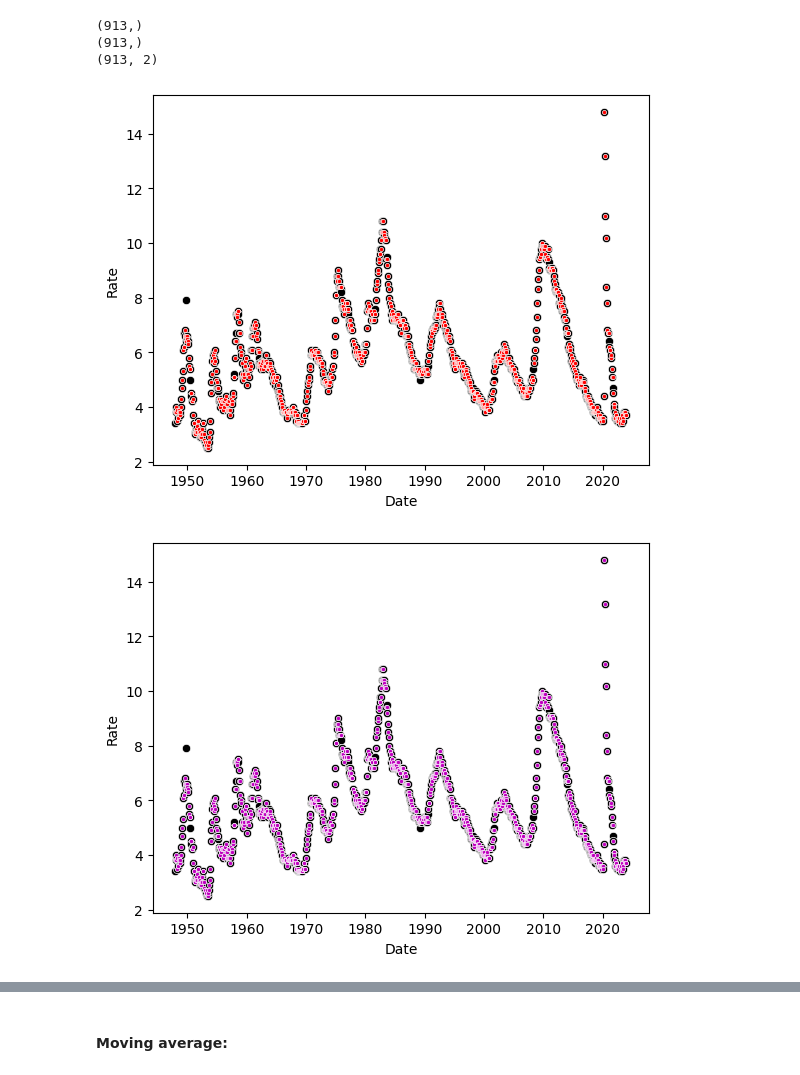
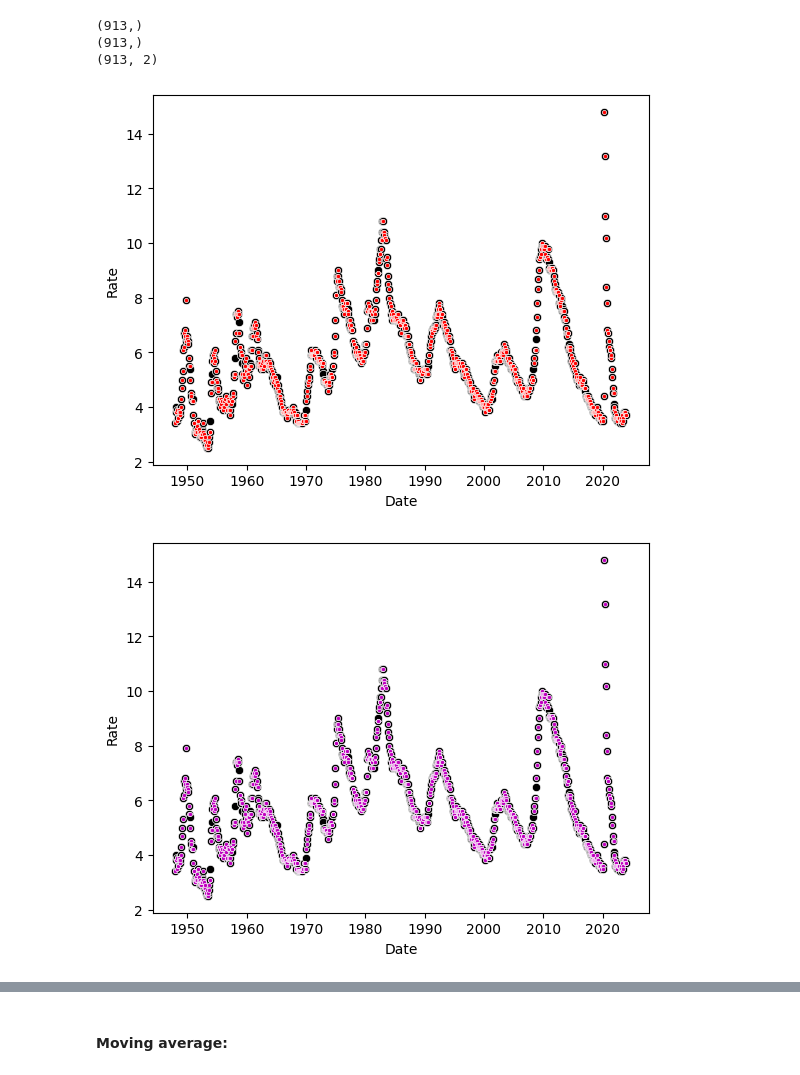
Before and after one commit to santosmv/Learning-machine-learning, a Jupyter notebook: Time-Series/data_cleaning.ipynb, the cells around one changed output, grey strips where cells are left out. Cells and saved outputs as stored; diff of their text form; code cells hidden in the pictures.

```diff
--- a/Time-Series/data_cleaning.ipynb
+++ b/Time-Series/data_cleaning.ipynb
@@ -108,8 +111,8 @@ plt.show()
 # %% [markdown]
 Creating a range of no-missing dates:
 # %%
-dates_random_miss = pd.date_range(start=df_random_miss.Date.iloc[0], end=df_random_miss.Date.iloc[-1], freq='MS')
-dates_random_miss_high = pd.date_range(start=df_random_miss_high.Date.iloc[0], end=df_random_miss.Date.iloc[-1], freq='MS')
+dates_random_miss = pd.date_range(start=df.Date.iloc[0], end=df_random_miss.Date.iloc[-1], inclusive='both', freq='MS')
+dates_random_miss_high = pd.date_range(start=df.Date.iloc[0], end=df_random_miss.Date.iloc[-1], inclusive='both', freq='MS')
 # %% [markdown]
 Defining *Date* as the index:
 # %%
@@ -123,5 +132,5 @@ df_random_miss_high_rid = df_random_miss.Rate.reindex(dates_random_miss_high, fi
 # %% [markdown]
 #### **Forward fill:**
 # %%
-df_random_miss_rid = df_random_miss_rid.ffill().bfill()
+df_ffill = df_random_miss_rid.ffill().bfill()
 # %%
@@ -129 +138,4 @@ df_random_miss_high_rid = df_random_miss_high_rid.ffill().bfill()
+# %%
+df_random_miss_rid = df_random_miss_rid.to_frame()
+df_ffill = df_ffill.to_frame()
 # %%
@@ -136,13 +148,13 @@ print(df.shape)
 (913, 2)
 # %%
 sn.scatterplot(df, x='Date', y='Rate', marker='o', color='k')
-sn.scatterplot(x=df_random_miss_rid.index, y=df_random_miss_rid, marker='.', color='r')
+sn.scatterplot(x=df_ffill.index, y=df_ffill, marker='.', color='r')
 plt.show()
 # %% [output]
-[figure, old version]
+[figure, new version]
 # %%
 sn.scatterplot(df, x='Date', y='Rate', marker='o', color='k')
-sn.scatterplot(x=df_random_miss_high_rid.index, y=df_random_miss_high_rid, marker='.', color='m')
+sn.scatterplot(x=df_ffill_high.index, y=df_ffill_high, marker='.', color='m')
 plt.show()
 # %% [output]
-[figure, old version]
+[figure, new version]
```
Also changed, not shown: parts of 32 cells of this notebook.
